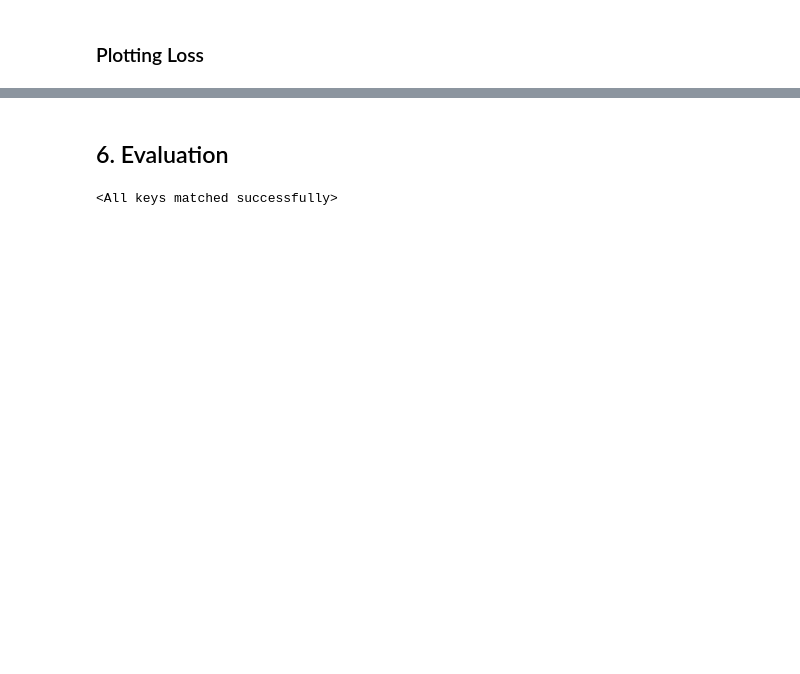
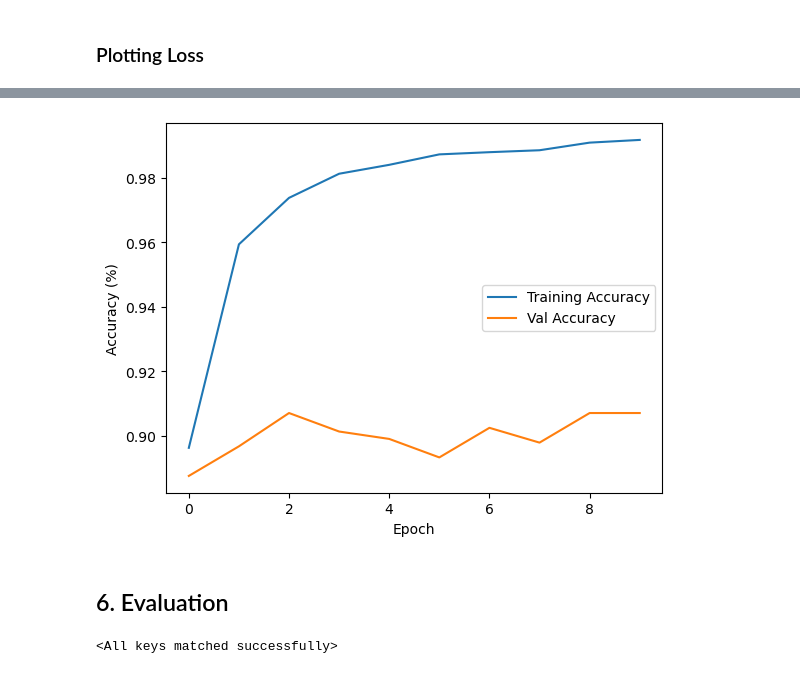
Before and after one commit to aal2015/NLP-Project, a Jupyter notebook: Model Distillation with Pytorch.ipynb, the cells around one changed output, grey strips where cells are left out. Saved outputs shown, nothing was run; the diff lists cells and outputs as text; code cells hidden in the pictures; blank space fills up the shorter version.

```diff
--- a/Model Distillation with Pytorch.ipynb
+++ b/Model Distillation with Pytorch.ipynb
@@ -395,3 +415,14 @@ def plotLoss(trainingLoss, valLoss):
+# %%
+def plotAccuracy(trainingAcc, valAcc):
+    plt.plot(trainingAcc)
+    plt.plot(valAcc)
+    plt.xlabel("Epoch")
+    plt.ylabel("Accuracy (%)")
+    plt.legend(["Training Accuracy", "Val Accuracy"])
+# %%
+plotAccuracy(train_accs, val_accs)
+# %% [output]
+[figure, added]
 # %% [markdown]
 ## 6. Evaluation
 # %%
```
Also changed, not shown: parts of 14 cells of this notebook, 1 other file.
